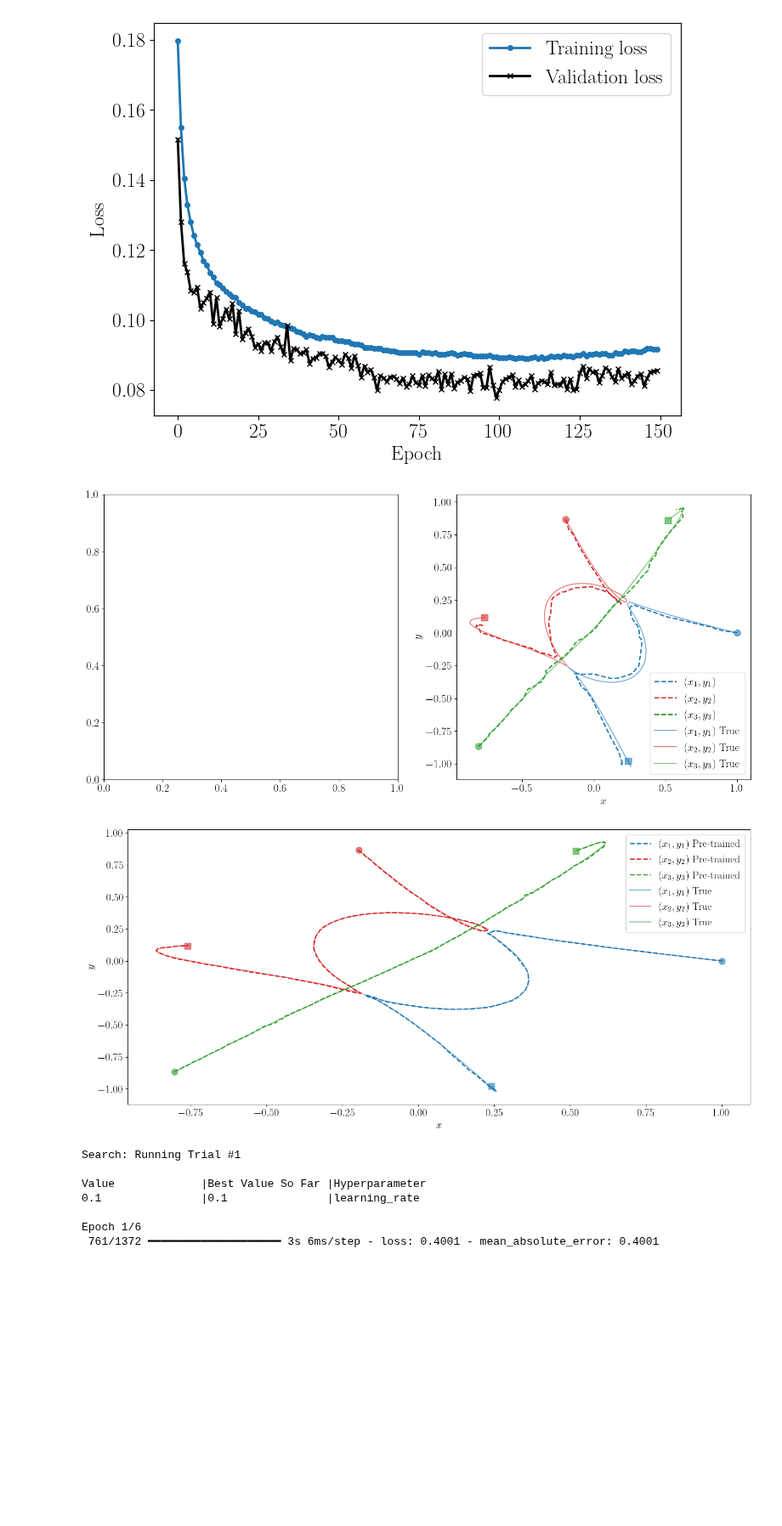
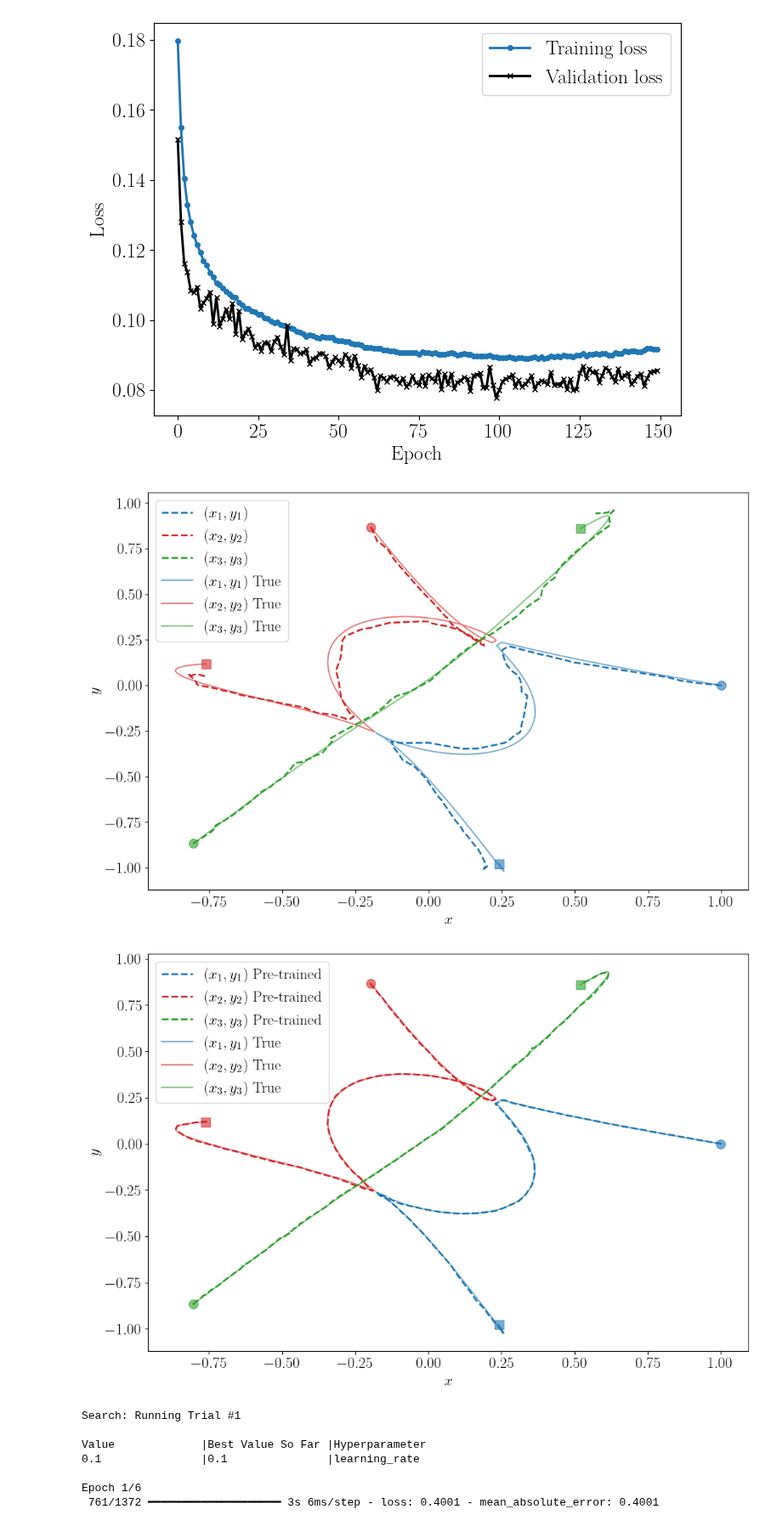
Before and after one commit to stommen/tif285-projects, a Jupyter notebook: project_2/project2_JHOS.ipynb, the cells around one changed output. Shown at 85% size. Saved outputs shown, nothing was run; the diff lists cells and outputs as text; code cells hidden in the pictures; blank space fills up the shorter version.

```diff
--- a/project_2/project2_JHOS.ipynb
+++ b/project_2/project2_JHOS.ipynb
@@ -121,7 +121,7 @@ def plot_trajectories(p1, p2, p3,model,ax_ind, ax=None, **kwargs):
         ax: Axes object
     """
     #fig, ax = plt.subplots(1,2)
-    ax.figure.set_size_inches(18, 8)
+    ax.figure.set_size_inches(12, 8)
     ax.plot(p1[0,:,0], p1[0,:,1], label=f'$(x_1,y_1)$ {model}', **kwargs,color='tab:blue')
     ax.plot(p2[0,:,0], p2[0,:,1], label=f'$(x_2,y_2)$ {model}', **kwargs,color='tab:red')
     ax.plot(p3[0,:,0], p3[0,:,1], label=f'$(x_3,y_3)$ {model}', **kwargs,color='tab:green')
@@ -304,25 +304,24 @@ tradject_pre = prediction(pre_trained_model, val_targets, val_data)
 # %%
 tradjectory = 2
 
-fig,ax = plt.subplots(1,2)
 
 p1, p2, p3 = get_trajectories(tradject, tradjectory)
 plot_trajectories(p1,p2,p3,'',ax_ind=0, linestyle='--', ax=plt.gca(),alpha = 1,linewidth=2)
 
 p1, p2, p3 = get_trajectories(val_targets, tradjectory)
 plot_trajectories(p1,p2,p3,'True',ax_ind = 0,ax=plt.gca(),alpha=0.6)
 plt.show()
 
 p1, p2, p3 = get_trajectories(tradject_pre, tradjectory)
 plot_trajectories(p1,p2,p3,'Pre-trained',ax_ind = 1, linestyle='--', ax=plt.gca(),alpha = 1,linewidth=2)
 
 p1, p2, p3 = get_trajectories(val_targets, tradjectory)
 plot_trajectories(p1,p2,p3,'True',ax_ind = 1,ax=plt.gca(),alpha=0.6)
 plt.show()
 #plt.savefig('Trajectories_pre.svg')
 # %% [output]
-[figure, old version]
+[figure, new version]
-[figure, old version]
+[figure, new version]
 # %%
 import keras_tuner
 
```
